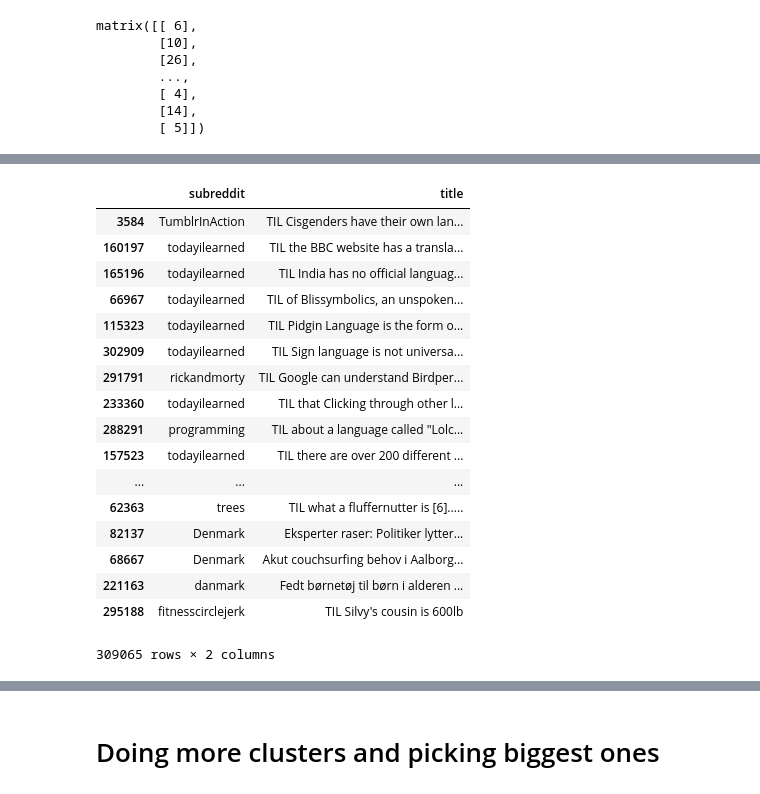
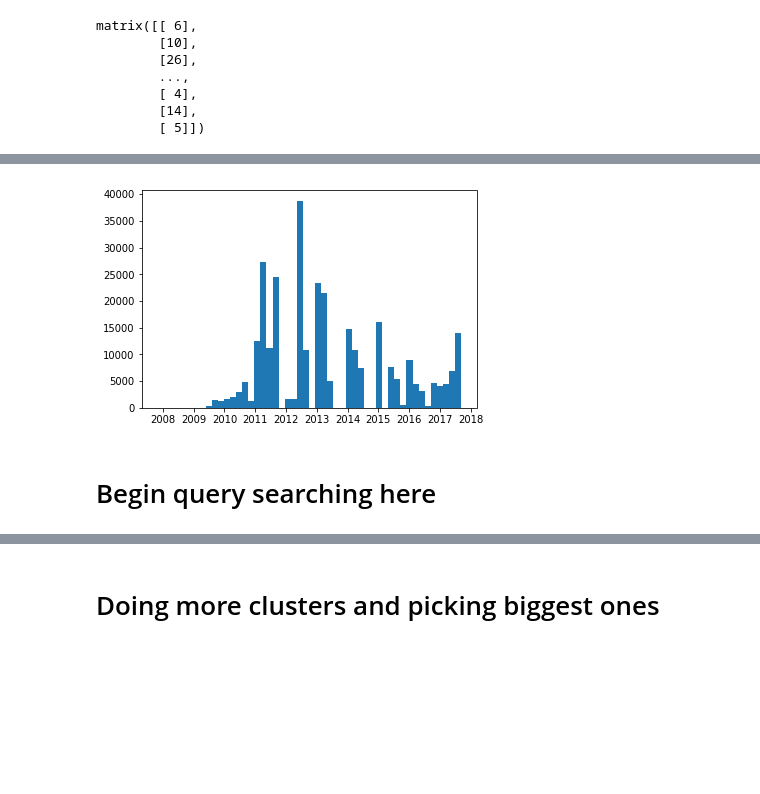
Before and after one commit to dannyqiu/fun-fax, a Jupyter notebook: incubator/weighted_word_embeddings.ipynb, the cells around one changed output, grey strips where cells are left out. Cells and saved outputs as stored; diff of their text form; code cells hidden in the pictures; blank space fills up the shorter version.

```diff
--- a/incubator/weighted_word_embeddings.ipynb
+++ b/incubator/weighted_word_embeddings.ipynb
@@ -66,30 +108,29 @@ print(np.linalg.norm(n_weighted_embedding[10493]))
+# %%
+import matplotlib.dates as mdates
+mpl_data = mdates.epoch2num(dates)
+fig, ax = plt.subplots()
+ax.hist(mpl_data, bins=50)
+ax.xaxis.set_major_locator(mdates.AutoDateLocator())
+ax.xaxis.set_major_formatter(mdates.AutoDateFormatter(mdates.AutoDateLocator()))
+plt.show()
+# %% [output]
+[figure, added]
+# %% [markdown]
+# Begin query searching here
 # %%
-query = "language information"
+query = "illegal immigration"
+recency_sort = False
 query_tfidf = vectorizer.transform([query])
 query_weighted = query_tfidf.dot(f_vectors).flatten()
 n_query_weighted = query_weighted / np.linalg.norm(query_weighted)
-rankings = n_weighted_embedding.dot(n_query_weighted)
+rankings = n_weighted_embedding.dot(n_query_weighted) + .1 * entropy
+if recency_sort is not None:
+    if recency_sort == True:
+        rankings *= p_new_dates
+    else:
+        rankings *= p_old_dates
 rankings_index = np.argsort(-rankings)
-fun_fact_df[["subreddit", "title"]].loc[rankings_index]
+# fun_fact_df[["subreddit", "title"]].loc[rankings_index]
-# %% [output]
-|  | subreddit | title |
-| 3584 | TumblrInAction | TIL Cisgenders have their own lan... |
-| 160197 | todayilearned | TIL the BBC website has a transla... |
-| 165196 | todayilearned | TIL India has no official languag... |
-| 66967 | todayilearned | TIL of Blissymbolics, an unspoken... |
-| 115323 | todayilearned | TIL Pidgin Language is the form o... |
-| 302909 | todayilearned | TIL Sign language is not universa... |
-| 291791 | rickandmorty | TIL Google can understand Birdper... |
-| 233360 | todayilearned | TIL that Clicking through other l... |
-| 288291 | programming | TIL about a language called "Lolc... |
-| 157523 | todayilearned | TIL there are over 200 different ... |
-| ... | ... | ... |
-| 62363 | trees | TIL what a fluffernutter is [6]..... |
-| 82137 | Denmark | Eksperter raser: Politiker lytter... |
-| 68667 | Denmark | Akut couchsurfing behov i Aalborg... |
-| 221163 | danmark | Fedt børnetøj til børn i alderen ... |
-| 295188 | fitnesscirclejerk | TIL Silvy's cousin is 600lb |
-309065 rows × 2 columns
 # %%
 query_tfidf.data
 # %% [output]
```
Also changed, not shown: parts of 35 cells of this notebook.
